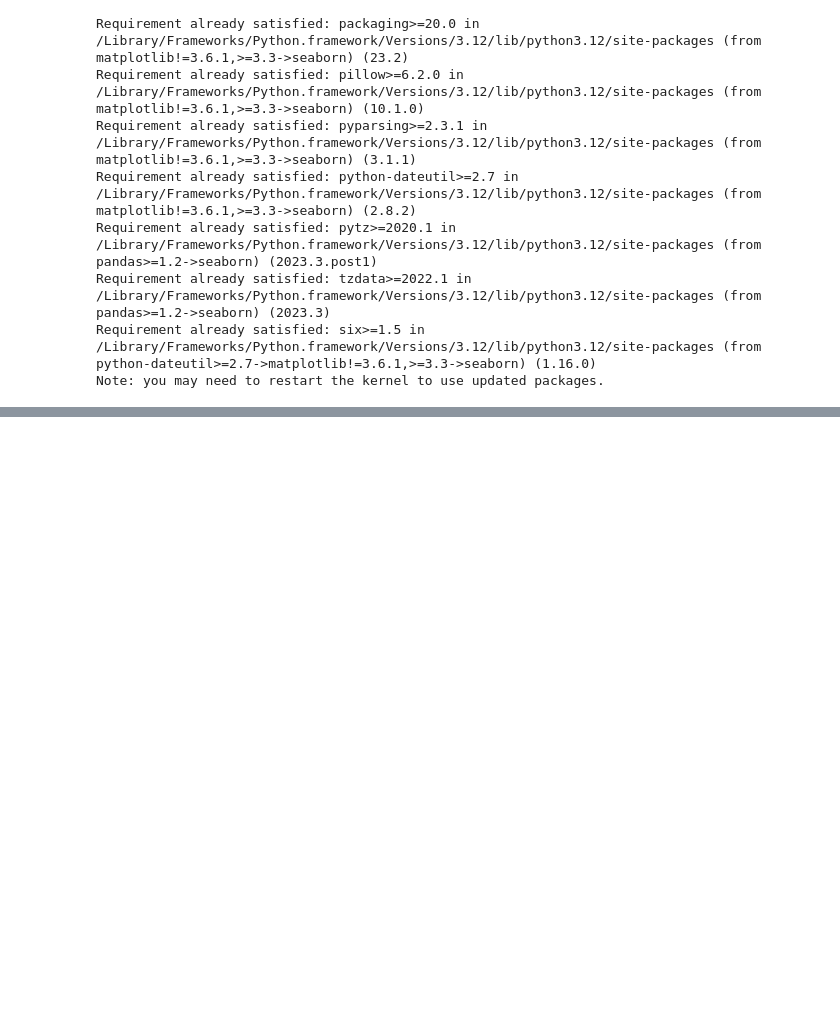
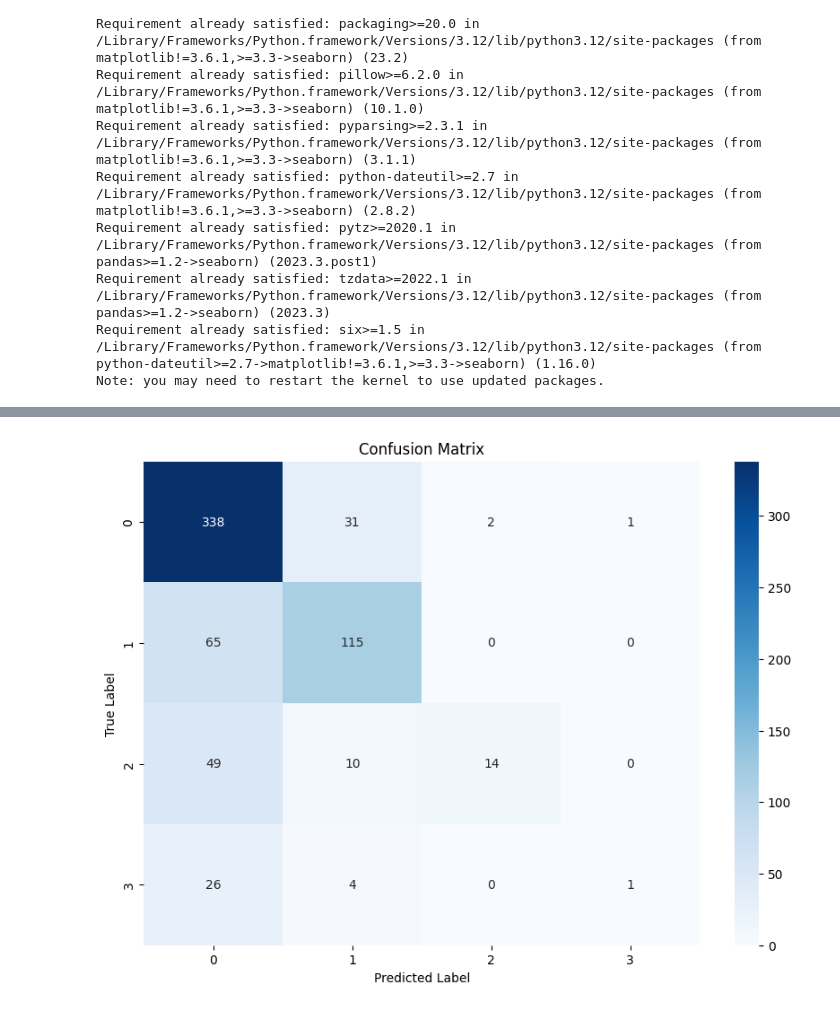
Before and after one commit to oscarfzs/comp9517-elpv, a Jupyter notebook: approach2/randomForest_V3.ipynb, the cells around one changed output, grey strips where cells are left out. Cells and saved outputs as stored; diff of their text form; code cells hidden in the pictures; blank space fills up the shorter version.

```diff
--- a/approach2/randomForest_V3.ipynb
+++ b/approach2/randomForest_V3.ipynb
@@ -96,11 +73,8 @@ y = (proba > 0.5).astype(int)
 type_encoder = LabelEncoder()
 types_encoded = type_encoder.fit_transform(types)
 # Split the data
-X_train, X_test, y_train, y_test, types_train, types_test = train_test_split(X, y, types_encoded, test_size=0.25, random_state=42)
-print(X_train)
-print(y_train)
-print(types_train)
-
+X_train, X_test, y_train, y_test, types_train, types_test = train_test_split(X, y, types_encoded, test_size=0.25,
+                                                                             random_state=42)
 # Filter out 'mono' and 'poly' samples for separate processing
 X_train_mono = X_train[types_train == 0]
 y_train_mono = y_train[types_train == 0]
@@ -124,37 +88,31 @@ y_test_poly = y_test[types_test == 1]
 # %%
-# Create a pipeline with PCA and a classifier
 pipe = Pipeline([
     ('scaler', StandardScaler()),
     ('pca', PCA(n_components=150)),  # Adjust the number of components
     ('classifier', RandomForestClassifier(random_state=42))
 ])
 
-# Parameters for grid search
 param_grid = {
     'pca__n_components': [50, 100, 150],
     'classifier__n_estimators': [50, 100, 200],
     'classifier__max_depth': [5, 10, None]
 }
 
-# Create and train a pipeline for 'mono' samples
 pipe_mono = Pipeline([
     ('scaler', StandardScaler()),
-    ('pca', PCA(n_components=50)),
+    ('pca', PCA(n_components=100)),
     ('classifier', RandomForestClassifier(random_state=42))
 ])
 pipe_mono.fit(X_train_mono, y_train_mono)
 
-# Predictions and evaluation for 'mono'
 y_pred_mono = pipe_mono.predict(X_test_mono)
 
-# Create and train a pipeline for 'poly' samples
 pipe_poly = Pipeline([
     ('scaler', StandardScaler()),
-    ('pca', PCA(n_components=50)),
+    ('pca', PCA(n_components=100)),
     ('classifier', RandomForestClassifier(random_state=42))
 ])
 pipe_poly.fit(X_train_poly, y_train_poly)
 
-# Predictions and evaluation for 'poly'
 y_pred_poly = pipe_poly.predict(X_test_poly)
 # %%
@@ -190,67 +144,27 @@ Traceback (most recent call last):
   warnings.warn(
 # %%
-import pandas as pd
-from sklearn.metrics import classification_report
-from tabulate import tabulate
-
-
-
-# 生成混淆矩阵数据
-cm = confusion_matrix(y_test, y_pred)
-cm_sum = np.sum(cm, axis=1, keepdims=True)
-cm_perc = cm / cm_sum.astype(float) * 100
-annot = np.empty_like(cm).astype(str)
-
-# 格式化矩阵数据为百分比和实际值
-for i in range(cm.shape[0]):
-    for j in range(cm.shape[1]):
-        c = cm[i, j]
-        p = cm_perc[i, j]
-        annot[i, j] = f'{p:.1f}%\n({c})'
-
-# 自定义类别名称
-true_class_names = ['0% defective', '100% defective']  # 真实标签的类别名称
-predicted_class_names = ['0% defective by Pred', '100% defective by Pred']  # 模型预测的类别名称
-
-# 绘制混淆矩阵
+print(classification_report(y_test, y_pred))
+print(confusion_matrix(y_test, y_pred))
 plt.figure(figsize=(10, 7))
-sns.heatmap(cm, annot=annot, fmt='', cmap='Blues', cbar=True, linewidths=0.5, linecolor='gray')
+sns.heatmap(confusion_matrix(y_test, y_pred), cmap='Blues', linecolor='white', annot=True, fmt='d')
 plt.title('Confusion Matrix')
 plt.ylabel('True Label')
 plt.xlabel('Predicted Label')
-
-# 设置y轴（True Label）的类别名称
-plt.yticks(np.arange(len(true_class_names)) + 0.5, true_class_names, rotation=0)
-
-# 设置x轴（Predicted Label）的类别名称
-plt.xticks(np.arange(len(predicted_class_names)) + 0.5, predicted_class_names)
-
-# 显示图形
+plt.setp(ax.get_xticklabels(), rotation=45, ha="right",
+         rotation_mode="anchor")
 plt.show()
 
-# 打印准确度
 print(f"Accuracy on Test Set: {accuracy:.2f}")
 
-# # Plotting confusion matrix
-# plt.figure(figsize=(10, 7))
-# sns.heatmap(confusion_matrix(y_test, y_pred), annot=True, fmt='d')
-# plt.title('Confusion Matrix')
-# plt.ylabel('True Label')
-# plt.xlabel('Predicted Label')
-# plt.show()
+print("Classification Report for Mono:")
+print(classification_report(y_test_mono, y_pred_mono))
+print("Confusion Matrix for Mono:")
+print(confusion_matrix(y_test_mono, y_pred_mono))
+print("Accuracy for Mono: {:.2f}%".format(100 * accuracy_score(y_test_mono, y_pred_mono)))
 
-# print(f"Accuracy on Test Set: {accuracy:.2f}")
-
-# print("Classification Report for Mono:")
-# print(classification_report(y_test_mono, y_pred_mono))
-# print("Confusion Matrix for Mono:")
-# print(confusion_matrix(y_test_mono, y_pred_mono))
-# print("Accuracy for Mono: {:.2f}%".format(100 * accuracy_score(y_test_mono, y_pred_mono)))
-
-
-# print("\nClassification Report for Poly:")
-# print(classification_report(y_test_poly, y_pred_poly))
-# print("Confusion Matrix for Poly:")
-# print(confusion_matrix(y_test_poly, y_pred_poly))
-# print("Accuracy for Poly: {:.2f}%".format(100 * accuracy_score(y_test_poly, y_pred_poly)))
+print("\nClassification Report for Poly:")
+print(classification_report(y_test_poly, y_pred_poly))
+print("Confusion Matrix for Poly:")
+print(confusion_matrix(y_test_poly, y_pred_poly))
+print("Accuracy for Poly: {:.2f}%".format(100 * accuracy_score(y_test_poly, y_pred_poly)))
 # %% [output]
@@ -257,0 +186 @@ NameError: name 'confusion_matrix' is not defined
+[figure, added]
```
Also changed, not shown: parts of 7 cells of this notebook.
